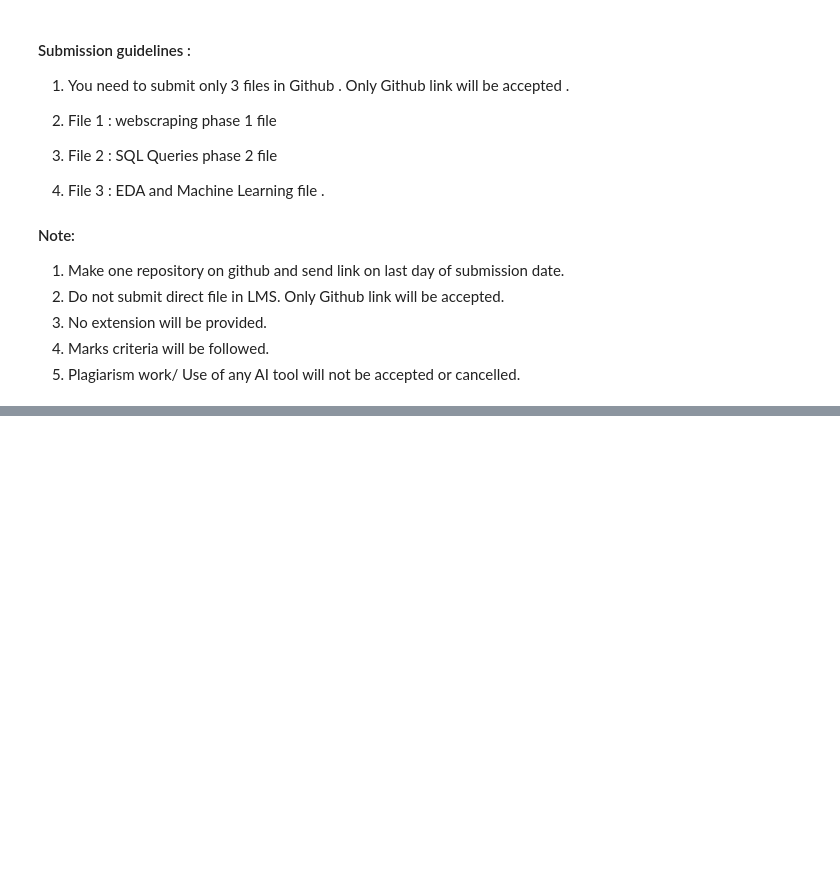
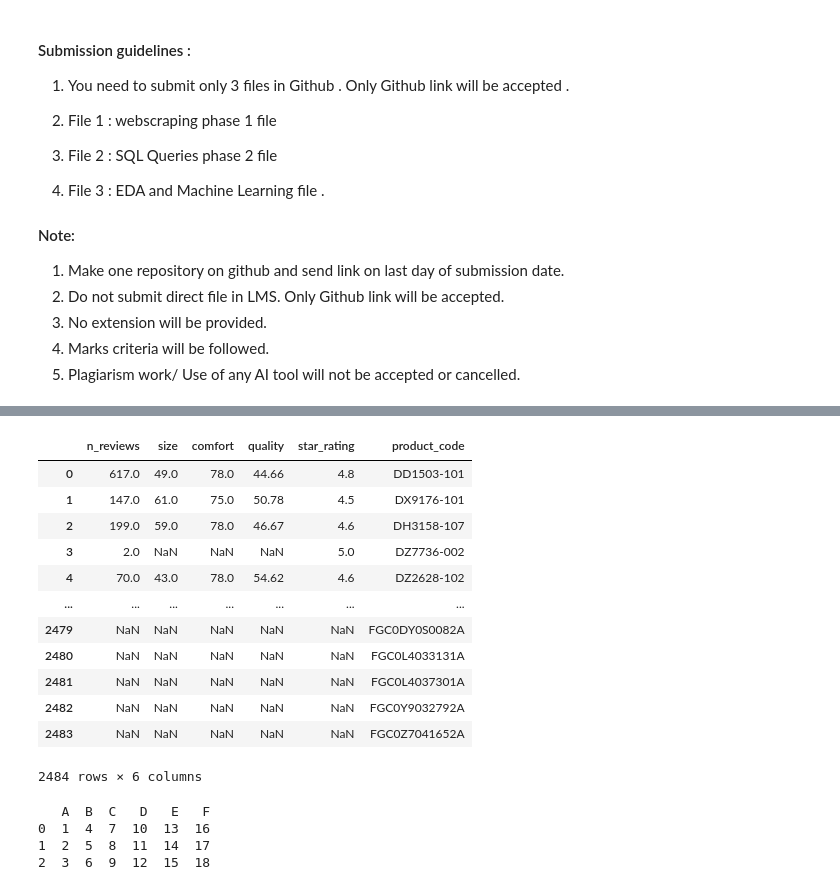
Before and after one commit to matiaga/Capstone-project, a Jupyter notebook: Shoe Brand Capstone - 02 SQL phase.ipynb, the cells around one changed output, grey strips where cells are left out. Drawn from its saved outputs; the diff is of its cells as text; code cells hidden in the pictures; blank space fills up the shorter version.

```diff
--- a/Shoe Brand Capstone - 02 SQL phase.ipynb
+++ b/Shoe Brand Capstone - 02 SQL phase.ipynb
@@ -215,0 +368,8 @@ df_table1_woodl
+# %%
+# Correcting column' names
+df_table3_nike.columns = ['product_code', 'n_reviews', 'quality', 'star_rating', 'size', 'comfort']
+
+display(df_table3_nike.head())
+# display(df_table3_adidas.head())
+display(df_table3_puma.head())
+display(df_table3_woodl.head())
@@ -215,0 +403,49 @@ df_table1_woodl
+# %%
+df_table3 = pd.concat([df_table3_nike,
+#                        df_table3_adidas,
+                       df_table3_puma,
+                       df_table3_woodl])
+
+# adjusting the indexes
+df_table3.reset_index(drop=True, inplace=True)
+
+# Sets the order of the columns
+df_table3 = df_table3[['n_reviews','size', 'comfort', 'quality', 'star_rating', 'product_code']]
+
+# Save a file with the final Table3
+df_table3.to_csv('datasets_final/Table3.csv')
+
+display(df_table3)
+# %% [output]
+|  | n_reviews | size | comfort | quality | star_rating | product_code |
+| 0 | 617.0 | 49.0 | 78.0 | 44.66 | 4.8 | DD1503-101 |
+| 1 | 147.0 | 61.0 | 75.0 | 50.78 | 4.5 | DX9176-101 |
+| 2 | 199.0 | 59.0 | 78.0 | 46.67 | 4.6 | DH3158-107 |
+| 3 | 2.0 | NaN | NaN | NaN | 5.0 | DZ7736-002 |
+| 4 | 70.0 | 43.0 | 78.0 | 54.62 | 4.6 | DZ2628-102 |
+| ... | ... | ... | ... | ... | ... | ... |
+| 2479 | NaN | NaN | NaN | NaN | NaN | FGC0DY0S0082A |
+| 2480 | NaN | NaN | NaN | NaN | NaN | FGC0L4033131A |
+| 2481 | NaN | NaN | NaN | NaN | NaN | FGC0L4037301A |
+| 2482 | NaN | NaN | NaN | NaN | NaN | FGC0Y9032792A |
+| 2483 | NaN | NaN | NaN | NaN | NaN | FGC0Z7041652A |
+2484 rows × 6 columns
+# %%
+import pandas as pd
+
+# Supongamos que tienes tres DataFrames df1, df2 y df3 con el mismo número de filas
+
+# Crear DataFrames de ejemplo
+df1 = pd.DataFrame({'A': [1, 2, 3], 'B': [4, 5, 6]})
+df2 = pd.DataFrame({'C': [7, 8, 9], 'D': [10, 11, 12]})
+df3 = pd.DataFrame({'E': [13, 14, 15], 'F': [16, 17, 18]})
+
+# Concatenar horizontalmente (a lo largo de las columnas)
+result_concat = pd.concat([df1, df2, df3], axis=1)
+
+print(result_concat)
+# %% [output]
+   A  B  C   D   E   F
+0  1  4  7  10  13  16
+1  2  5  8  11  14  17
+2  3  6  9  12  15  18
```
Also changed, not shown: parts of 14 cells of this notebook, 1 other file.
